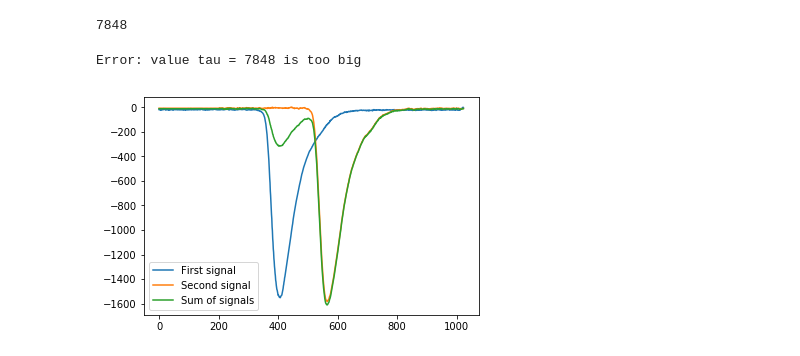
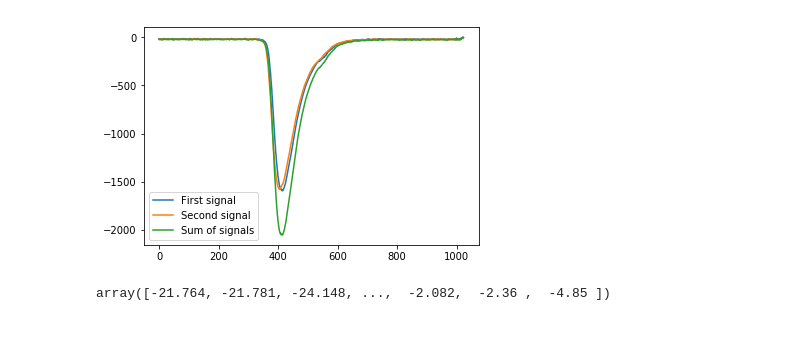
Before and after one commit to whiteRa2bit/cern_summer_project, a Jupyter notebook: problem2/generate_data.ipynb, the cells around one changed output. Cells and saved outputs as stored; diff of their text form; code cells hidden in the pictures.

```diff
--- a/problem2/generate_data.ipynb
+++ b/problem2/generate_data.ipynb
@@ -19,11 +19,3 @@ def get_data():
     return X, y
 # %%
 X, y = get_data()
-# %%
-X.shape[0]
-# %% [output]
-7848
-# %%
-print("Error: value tau = %i is too big" % X.shape[0])
-# %% [output]
-Error: value tau = 7848 is too big
@@ -50,4 +22,47 @@ def generate_multi_signal(tau, alpha, to_plot=False):
+# %%
+X = np.array([experiment - np.max(experiment) for experiment in X])
+# %%
+def generate_multi_signal(tau, alpha, to_plot=False):
+
+    ATTEMPTS_NUM = 10000
+    cur_attempt = 0
+
+    while cur_attempt < ATTEMPTS_NUM:
+        first_idx = np.random.choice(y.shape[0], 1, replace=False)[0]
+
+        first_impulse = X[first_idx]
+        first_ref_time = y[first_idx]
+
+        if first_ref_time > np.mean(y):
+            second_ref_time = first_ref_time - tau
+        else:
+            second_ref_time = first_ref_time + tau
+
+        second_idxs = np.where(y == second_ref_time)[0]
+
+        if len(second_idxs) > 1:
+            second_idx = np.random.choice(len(second_idxs), 1, replace=False)[0]
+            second_impulse = X[second_idx]
+
+            multi_impulse = first_impulse + alpha*second_impulse
+
+#             print("INDEXES:")
+#             print(first_idx)
+#             print(second_idx)
+            if to_plot:
+                plt.plot(first_impulse)
+                plt.plot(second_impulse)
+                plt.plot(multi_impulse)
+                plt.legend(['First signal', 'Second signal', 'Sum of signals'])
+                plt.show()
+
+            return multi_impulse
+        else:
+            cur_attempt += 1
+            continue
+    print("Value of tau = %i is too big" %tau)
 # %%
-generate_multi_signal(200, 5, to_plot=True)
+generate_multi_signal(57, 0.3, to_plot=True)
 # %% [output]
-[figure, old version]
+[figure, new version]
+array([-21.764, -21.781, -24.148, ...,  -2.082,  -2.36 ,  -4.85 ])
```
Also changed, not shown: parts of 1 cell of this notebook, 1 other file.
